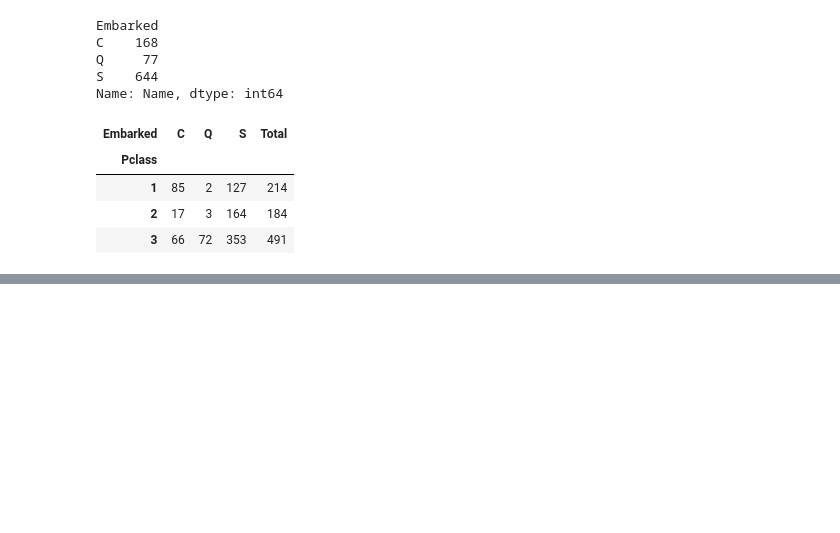
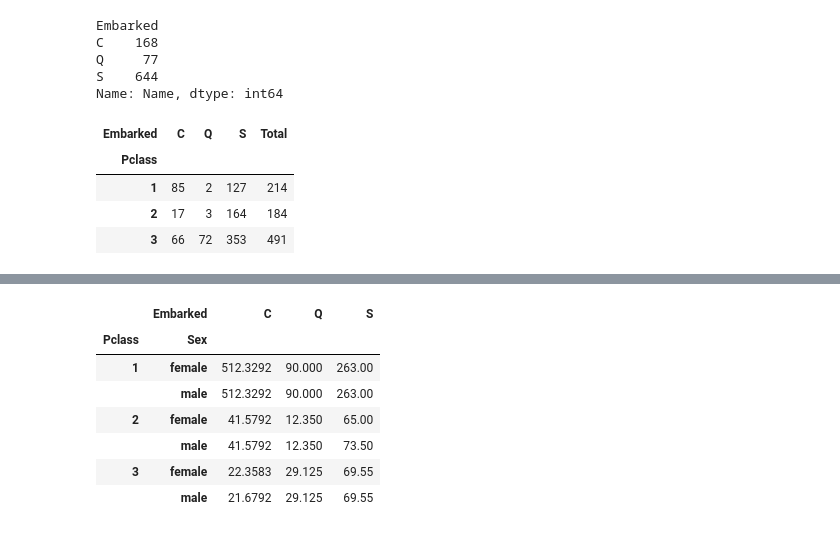
Before and after one commit to faizantoheed456/Pandas, a Jupyter notebook: Day 4/Day_4_Topic_7_8.ipynb, the cells around one changed output, grey strips where cells are left out. Cells and saved outputs as stored; diff of their text form; code cells hidden in the pictures; blank space fills up the shorter version.

```diff
--- a/Day 4/Day_4_Topic_7_8.ipynb
+++ b/Day 4/Day_4_Topic_7_8.ipynb
@@ -162,0 +288,14 @@ contingency_table
+# %%
+"""Task 3: Create a pivot table showing the count of passengers (PassengerId) for each Pclass (rows) and
+Embarked (columns). Add margins to show row and column totals. Fill missing combinations with 0."""
+
+pivot = pd.pivot_table(df,
+                       values='PassengerId',
+                       index='Pclass',
+                       columns='Embarked',
+                       aggfunc='count',
+                       fill_value=0,
+                       margins=True,
+                       margins_name='Total')
+
+pivot
@@ -162,0 +309,21 @@ contingency_table
+# %%
+"""Task 4: Create a pivot table with index=['Pclass', 'Sex'] and columns='Embarked',
+showing the maximum Fare per combination.
+"""
+
+pivot = pd.pivot_table(df,
+                       values='Fare',
+                       index=['Pclass', 'Sex'],
+                       columns='Embarked',
+                       aggfunc='max')
+
+pivot
+# %% [output]
+|  | Embarked | C | Q | S |
+| Pclass | Sex |  |  |  |
+| 1 | female | 512.3292 | 90.000 | 263.00 |
+|  | male | 512.3292 | 90.000 | 263.00 |
+| 2 | female | 41.5792 | 12.350 | 65.00 |
+|  | male | 41.5792 | 12.350 | 73.50 |
+| 3 | female | 22.3583 | 29.125 | 69.55 |
+|  | male | 21.6792 | 29.125 | 69.55 |
```
Also changed, not shown: parts of 11 cells of this notebook, 3 other files.
